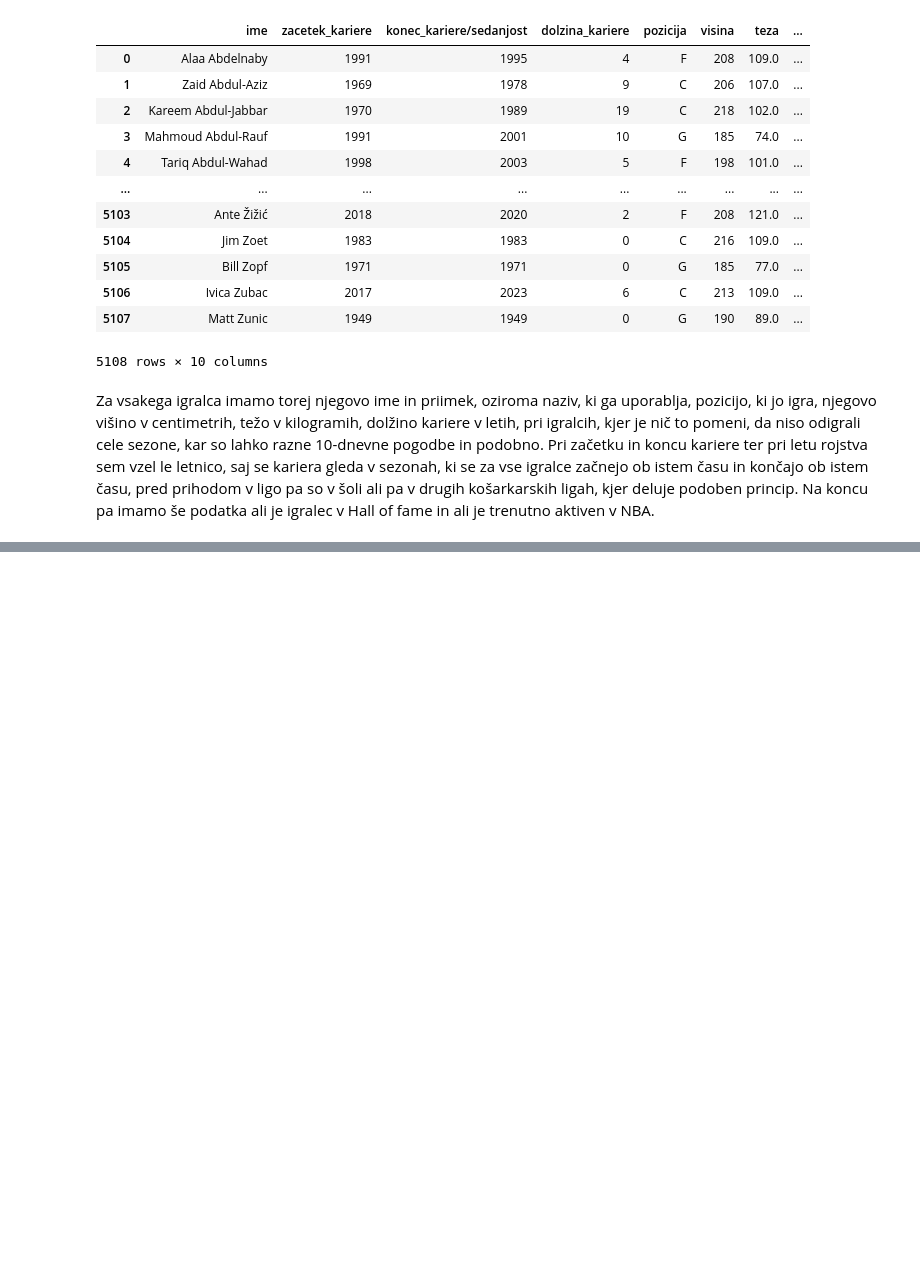
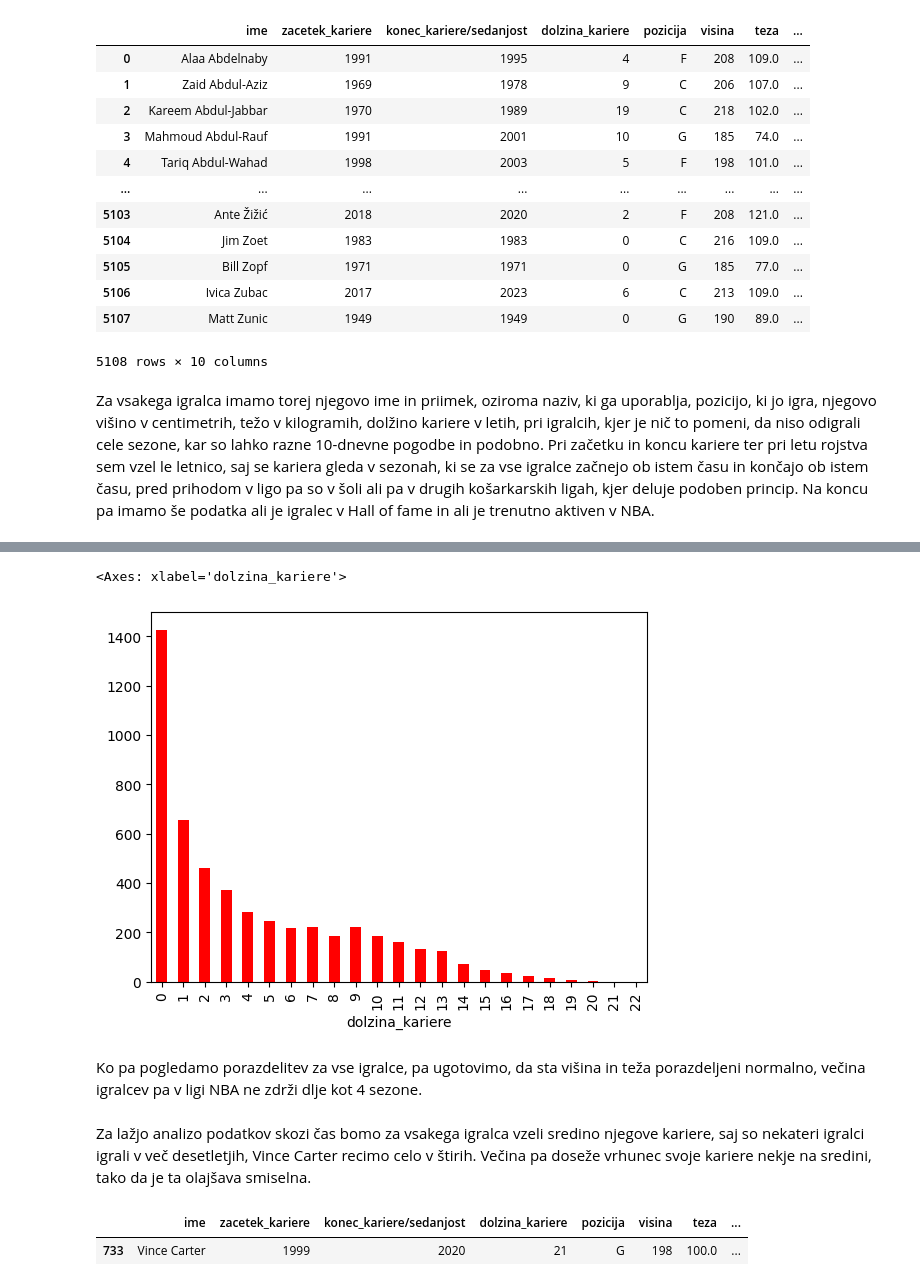
Before and after one commit to zigamazej/Projektna_naloga-UVP, a Jupyter notebook: Analiza.ipynb, the cells around one changed output, grey strips where cells are left out. Drawn from its saved outputs; the diff is of its cells as text; code cells hidden in the pictures; blank space fills up the shorter version.

```diff
--- a/Analiza.ipynb
+++ b/Analiza.ipynb
@@ -63,0 +115,16 @@ Za vsakega igralca imamo torej njegovo ime in priimek, oziroma naziv, ki ga upor
+# %%
+dolzina = podatki.groupby(['dolzina_kariere']).count()
+dolzina['ime'].plot.bar(color = 'Red')
+# %% [output]
+<Axes: xlabel='dolzina_kariere'>
+[figure, added]
+# %% [markdown]
+Ko pa pogledamo porazdelitev za vse igralce, pa ugotovimo, da sta višina in teža porazdeljeni normalno, večina igralcev pa v ligi NBA ne zdrži dlje kot 4 sezone.
+# %% [markdown]
+Za lažjo analizo podatkov skozi čas bomo za vsakega igralca vzeli sredino njegove kariere, saj so nekateri igralci igrali v več desetletjih, Vince Carter recimo celo v štirih. Večina pa doseže vrhunec svoje kariere nekje na sredini, tako da je ta olajšava smiselna.
+# %%
+Vince = podatki[podatki['ime'] == 'Vince Carter']
+Vince
+# %% [output]
+|  | ime | zacetek_kariere | konec_kariere/sedanjost | dolzina_kariere | pozicija | visina | teza | ... |
+| 733 | Vince Carter | 1999 | 2020 | 21 | G | 198 | 100.0 | ... |
```
Also changed, not shown: parts of 46 cells of this notebook, 2 other files.
